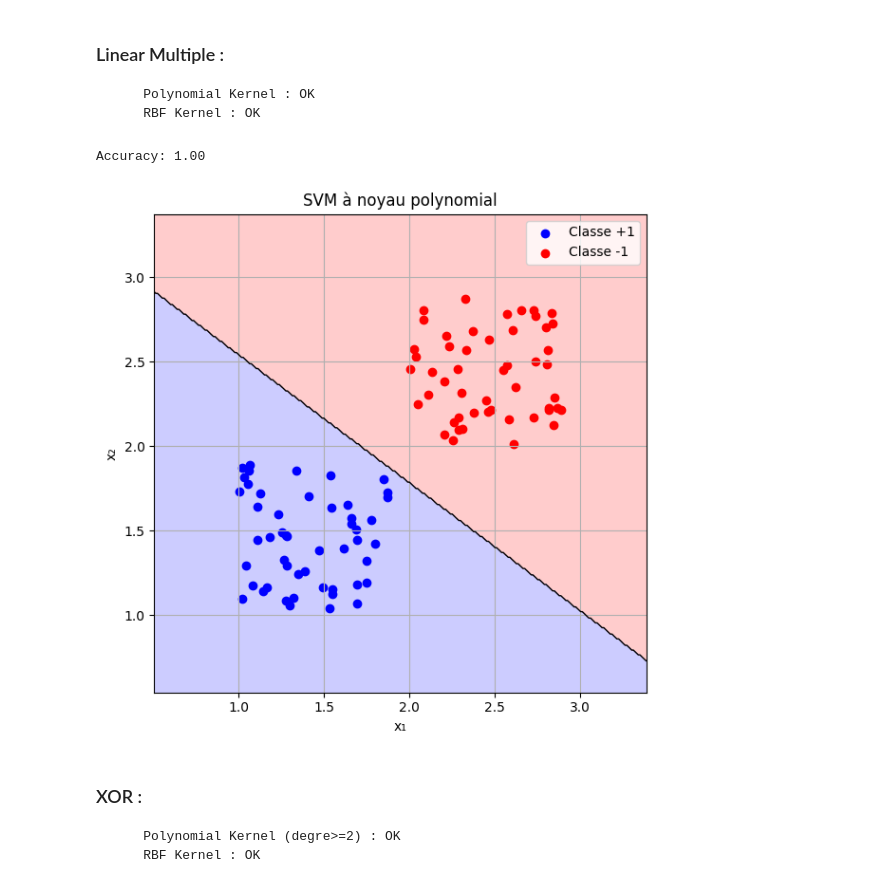
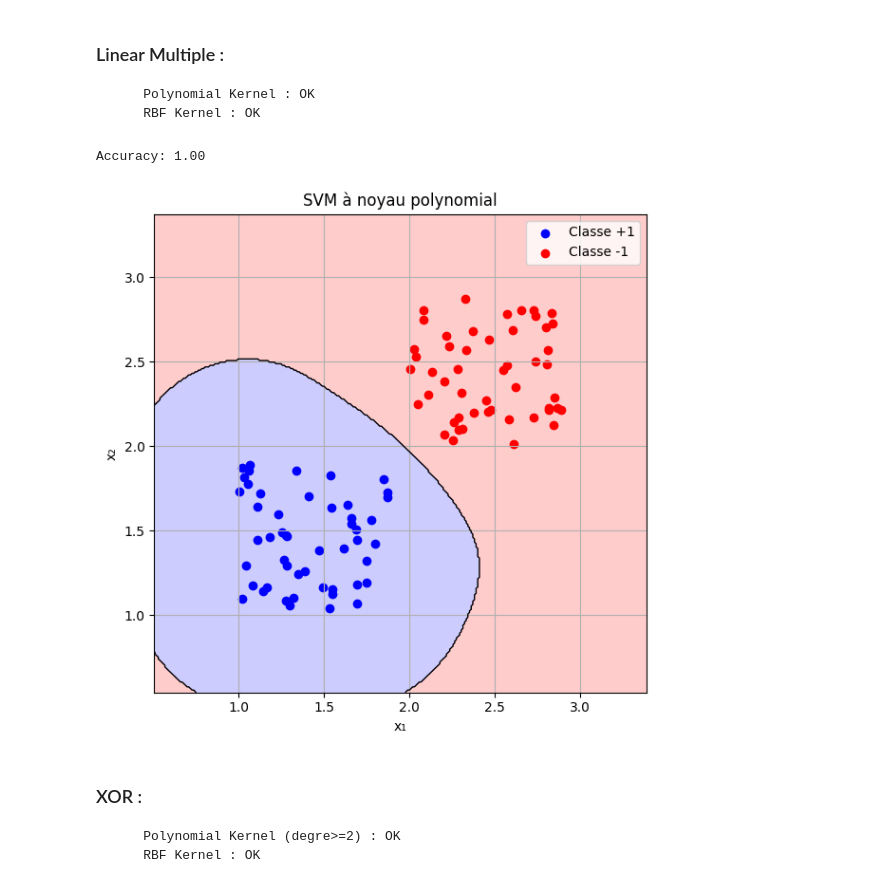
Before and after one commit to PA-2025/better_tensorflow, a Jupyter notebook: python/case_test_note_book/svm.ipynb, the cells around one changed output. Drawn from its saved outputs; the diff is of its cells as text; code cells hidden in the pictures.

```diff
--- a/python/case_test_note_book/svm.ipynb
+++ b/python/case_test_note_book/svm.ipynb
@@ -82,39 +82,40 @@ X_list = X.tolist()
 Y_list = Y.astype(int).tolist()
 
 # === Instanciation et entraînement du modèle SVM non linéaire ===
-svm = KernelSVM("poly", 1, lr=0.1, lambda_svm=0.01, epochs=200)
+svm = KernelSVM("rbf", param=5.0, lr=0.1, lambda_svm=0.01, epochs=200)
+
 svm.fit(X_list, Y_list)
 
 # === Prédictions
 predictions = svm.predict(X_list)
 accuracy = np.mean(np.array(predictions) == np.array(Y_list))
 print(f"Accuracy: {accuracy:.2f}")
 
 # === Tracé des points
 plt.figure(figsize=(6, 6))
 plt.scatter(X[:50, 0], X[:50, 1], color="blue", label="Classe +1")
 plt.scatter(X[50:, 0], X[50:, 1], color="red", label="Classe -1")
 
 # === Tracé de la frontière de décision (RBF ou poly)
 x_min, x_max = np.min(X[:, 0]) - 0.5, np.max(X[:, 0]) + 0.5
 y_min, y_max = np.min(X[:, 1]) - 0.5, np.max(X[:, 1]) + 0.5
 xx, yy = np.meshgrid(np.linspace(x_min, x_max, 300), np.linspace(y_min, y_max, 300))
 grid = np.c_[xx.ravel(), yy.ravel()]
 Z = np.array(svm.predict(grid.tolist())).reshape(xx.shape)
 
 plt.contourf(xx, yy, Z, levels=[-1, 0, 1], alpha=0.2, colors=["red", "blue"])
 plt.contour(xx, yy, Z, levels=[0], colors="black", linewidths=1)
 
 plt.title("SVM à noyau polynomial")
 plt.xlabel("x₁")
 plt.ylabel("x₂")
 plt.legend()
 plt.grid(True)
 plt.tight_layout()
 plt.show()
 # %% [output]
 Accuracy: 1.00
-[figure, old version]
+[figure, new version]
 # %% [markdown]
 ### XOR :
         Polynomial Kernel (degre>=2) : OK
```
Also changed, not shown: parts of 3 cells of this notebook, 6 other files.
